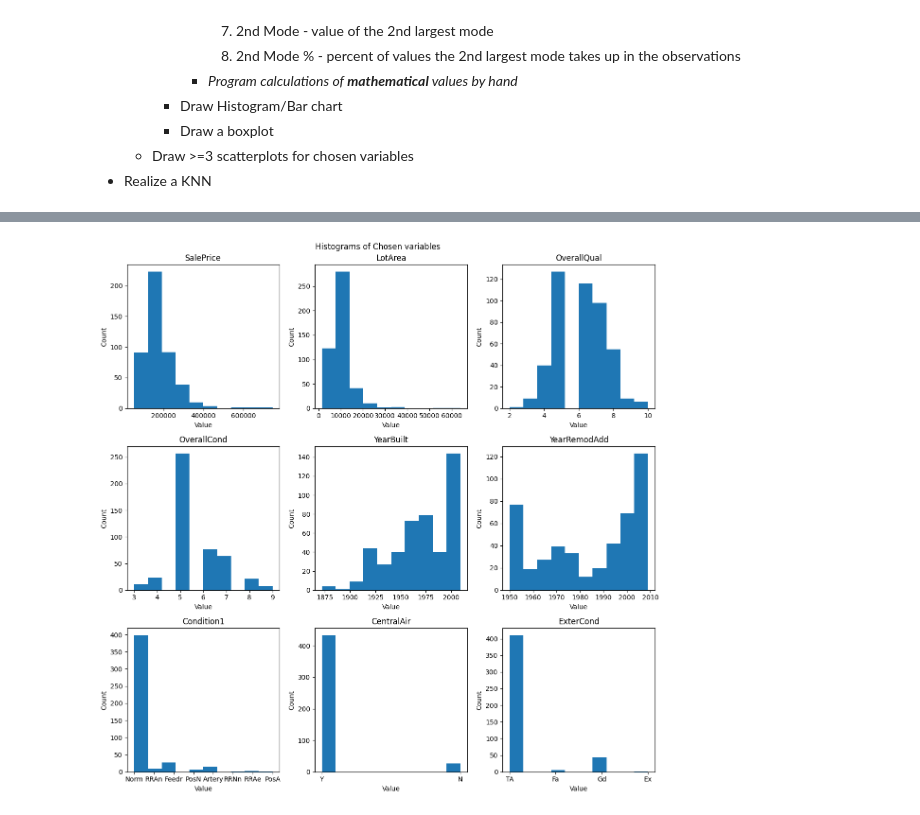
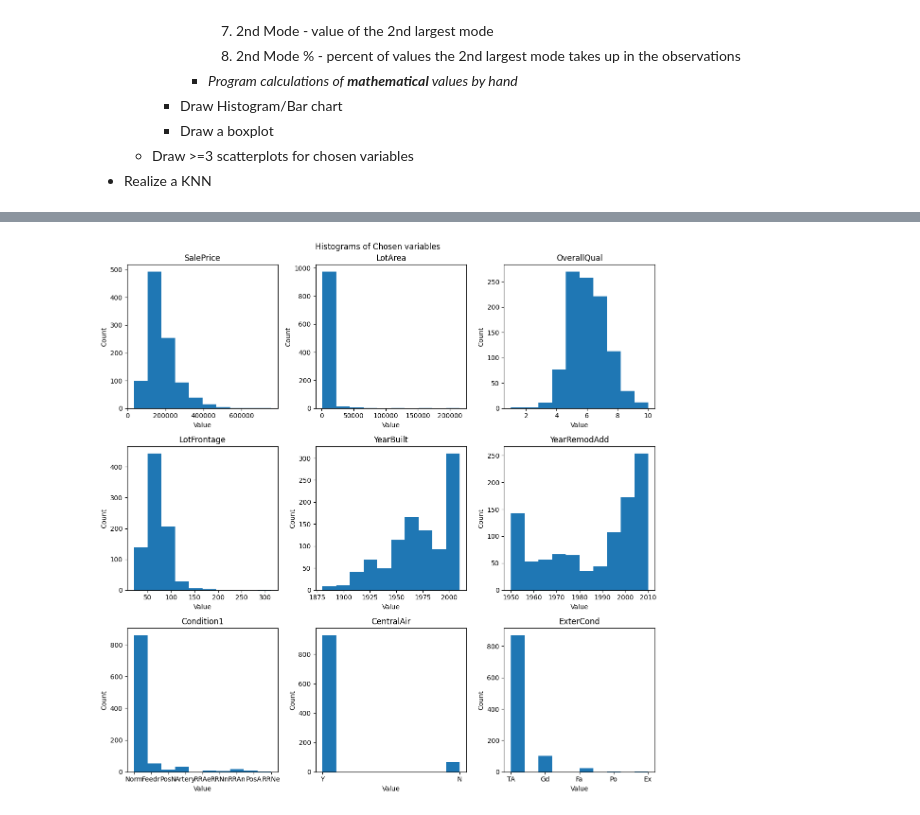
Before and after one commit to liutis6/House-Data-analysis-and-KNN, a Jupyter notebook: L1.ipynb, the cells around one changed output, grey strips where cells are left out. Drawn from its saved outputs; the diff is of its cells as text; code cells hidden in the pictures.

Commit message:
Add imputation of NA and outlier values

```diff
--- a/L1.ipynb
+++ b/L1.ipynb
@@ -40,9 +40,12 @@ import math
     * Draw >=3 scatterplots for chosen variables
 * Realize a KNN
 # %%
-df = pd.read_csv("data/test.csv",sep=",")
-my_col = ['SalePrice', 'LotArea', 'Condition1', 'OverallQual', 'OverallCond',
+df = pd.read_csv("data/train.csv",sep=",",na_values=['NA'])
+my_col = ['SalePrice', 'LotArea', 'Condition1', 'OverallQual', 'LotFrontage',
           'YearBuilt', 'YearRemodAdd', 'CentralAir', 'ExterCond']
+
+df.info(show_counts=True)
+
 for col in my_col:
     print(col, '\n', df[col].unique())
 # %% [output]
@@ -260,22 +200,25 @@ cate_df
 # %%
-fig, axes = plt.subplots(3, 3, figsize=(12,12))
+def print_histograms():
+    fig, axes = plt.subplots(3, 3, figsize=(12,12))
 
-fig.suptitle("Histograms of Chosen variables")
+    fig.suptitle("Histograms of Chosen variables")
 
-all_feat = []
-for f in t_cont['Feature']:
-    all_feat.append(f)
-for f in t_cate['Feature']:
-    all_feat.append(f)
+    all_feat = []
+    for f in t_cont['Feature']:
+        all_feat.append(f)
+    for f in t_cate['Feature']:
+        all_feat.append(f)
 
-for feat, ax in zip(all_feat, axes.flatten()):
-    ax.hist(df[feat])
-    ax.set_xlabel('Value')
-    ax.set_ylabel('Count')
-    ax.set_title(feat)
+    for feat, ax in zip(all_feat, axes.flatten()):
+        ax.hist(df[feat])
+        ax.set_xlabel('Value')
+        ax.set_ylabel('Count')
+        ax.set_title(feat)
 
-plt.tight_layout()
-plt.show()
+    plt.tight_layout()
+    plt.show()
+
+print_histograms()
 # %% [output]
-[figure, old version]
+[figure, new version]
 # %%
```
Also changed, not shown: parts of 7 cells of this notebook.
